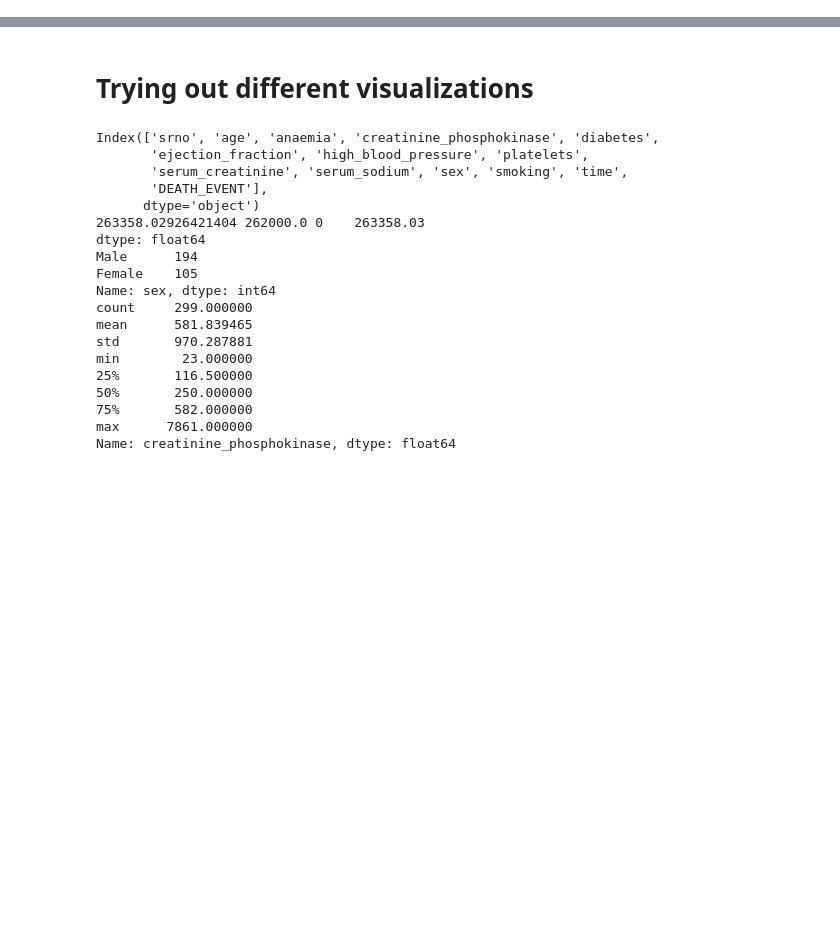
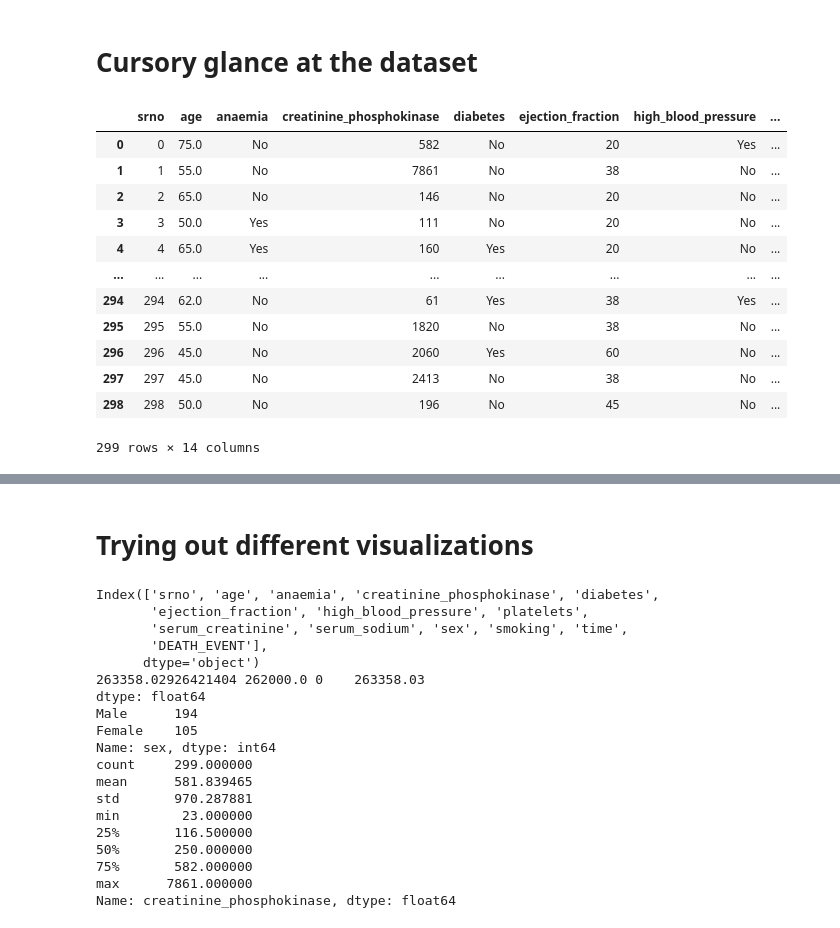
Before and after one commit to elvindesouza/assorted, a Jupyter notebook: heart-failure-detection/introduction.ipynb, the cells around one changed output, grey strips where cells are left out. Cells and saved outputs as stored; diff of their text form; code cells hidden in the pictures; blank space fills up the shorter version.

```diff
--- a/heart-failure-detection/introduction.ipynb
+++ b/heart-failure-detection/introduction.ipynb
@@ -8 +7,19 @@ import pandas as pd
 df = pd.read_csv("heart_failure.csv")
+# %% [markdown]
+# Cursory glance at the dataset
+# %%
+df
+# %% [output]
+|  | srno | age | anaemia | creatinine_phosphokinase | diabetes | ejection_fraction | high_blood_pressure | ... |
+| 0 | 0 | 75.0 | No | 582 | No | 20 | Yes | ... |
+| 1 | 1 | 55.0 | No | 7861 | No | 38 | No | ... |
+| 2 | 2 | 65.0 | No | 146 | No | 20 | No | ... |
+| 3 | 3 | 50.0 | Yes | 111 | No | 20 | No | ... |
+| 4 | 4 | 65.0 | Yes | 160 | Yes | 20 | No | ... |
+| ... | ... | ... | ... | ... | ... | ... | ... | ... |
+| 294 | 294 | 62.0 | No | 61 | Yes | 38 | Yes | ... |
+| 295 | 295 | 55.0 | No | 1820 | No | 38 | No | ... |
+| 296 | 296 | 45.0 | No | 2060 | Yes | 60 | No | ... |
+| 297 | 297 | 45.0 | No | 2413 | No | 38 | No | ... |
+| 298 | 298 | 50.0 | No | 196 | No | 45 | No | ... |
+299 rows × 14 columns
```
Also changed, not shown: parts of 5 cells of this notebook, 3 other files.
